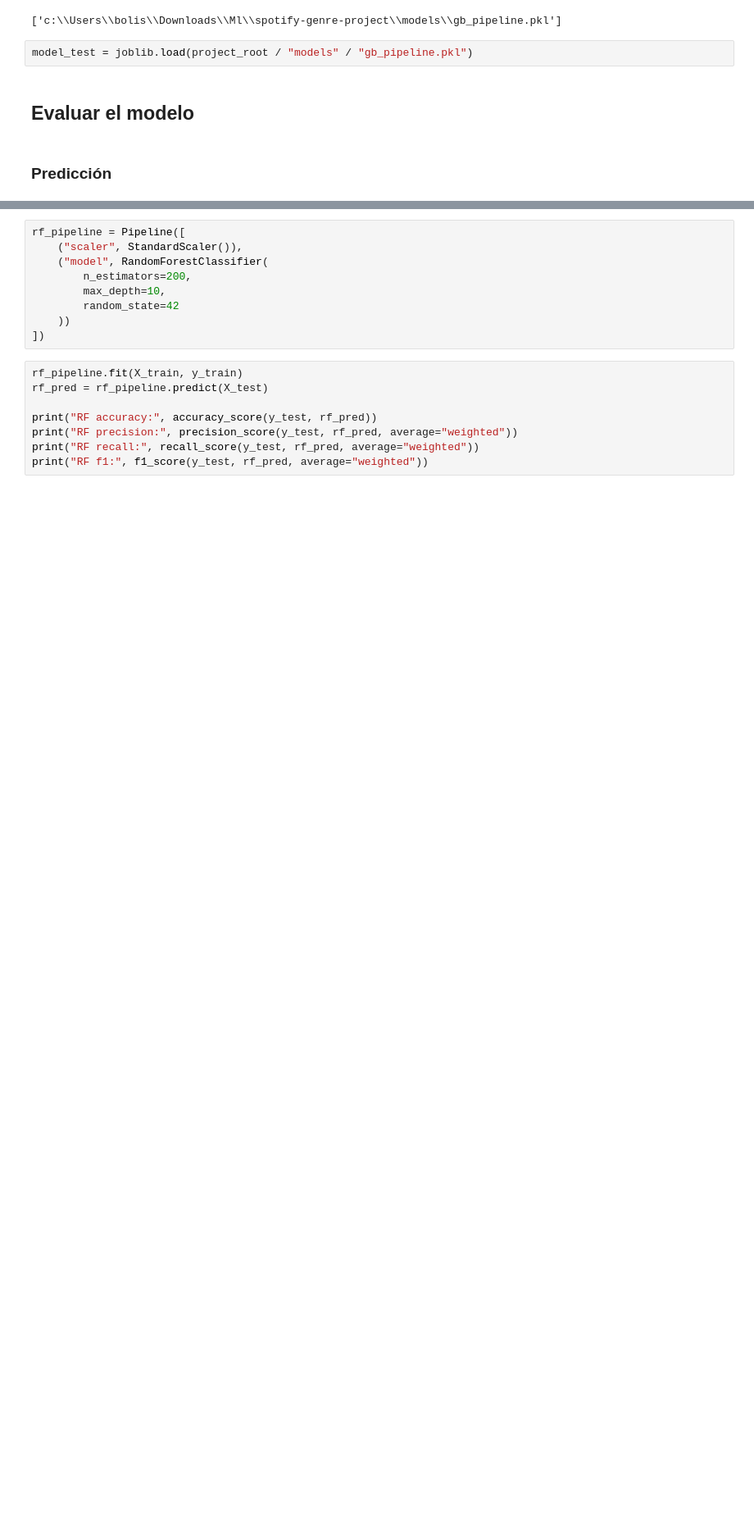
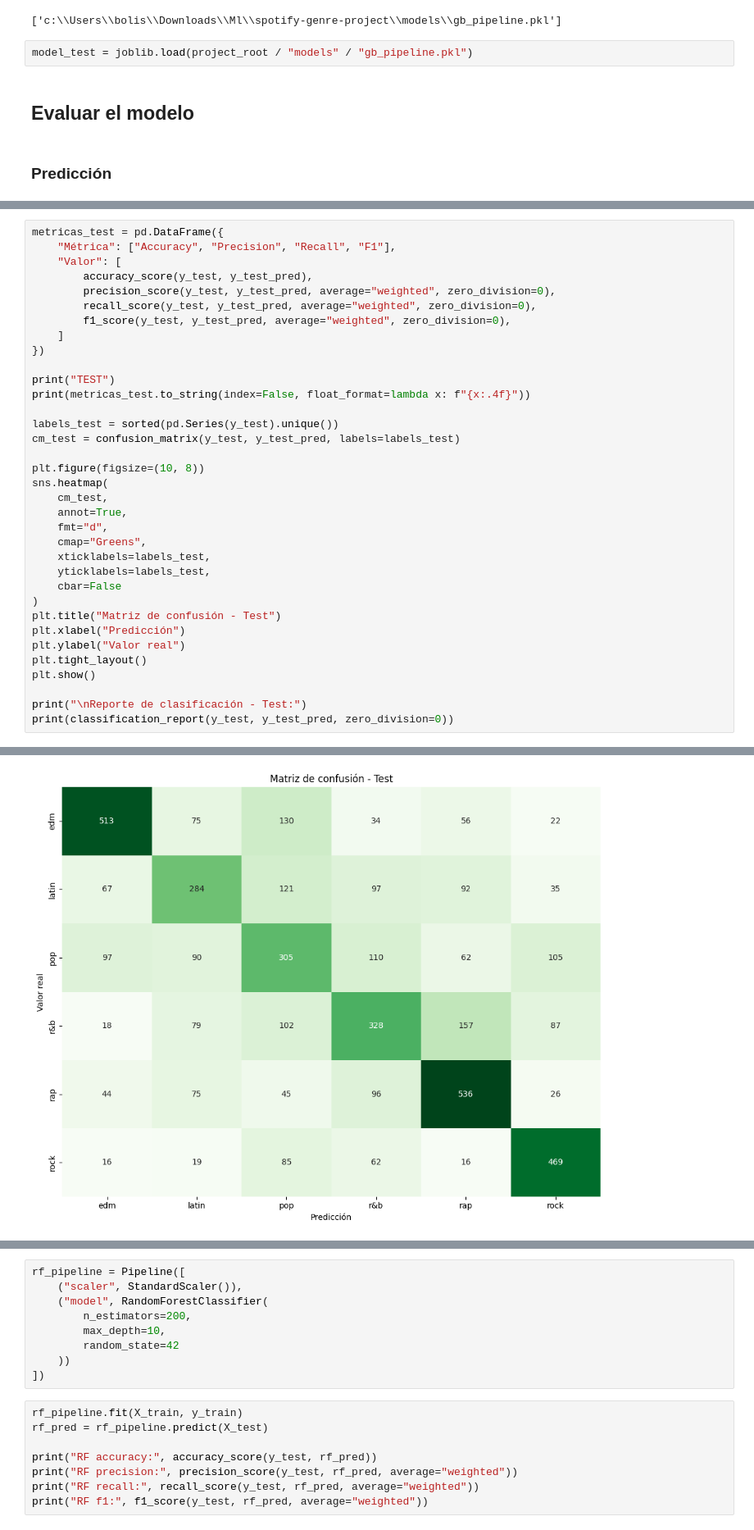
Before and after one commit to nightsky18/spotify-genre-project, a Jupyter notebook: notebooks/01_modelo.ipynb, the cells around one changed output, grey strips where cells are left out. Shown at 82% size. Cells and saved outputs as stored; diff of their text form; blank space fills up the shorter version.

```diff
--- a/notebooks/01_modelo.ipynb
+++ b/notebooks/01_modelo.ipynb
@@ -318,0 +338,36 @@ weighted avg       0.55      0.55      0.55      4925
+# %%
+metricas_test = pd.DataFrame({
+    "Métrica": ["Accuracy", "Precision", "Recall", "F1"],
+    "Valor": [
+        accuracy_score(y_test, y_test_pred),
+        precision_score(y_test, y_test_pred, average="weighted", zero_division=0),
+        recall_score(y_test, y_test_pred, average="weighted", zero_division=0),
+        f1_score(y_test, y_test_pred, average="weighted", zero_division=0),
+    ]
+})
+
+print("TEST")
+print(metricas_test.to_string(index=False, float_format=lambda x: f"{x:.4f}"))
+
+labels_test = sorted(pd.Series(y_test).unique())
+cm_test = confusion_matrix(y_test, y_test_pred, labels=labels_test)
+
+plt.figure(figsize=(10, 8))
+sns.heatmap(
+    cm_test,
+    annot=True,
+    fmt="d",
+    cmap="Greens",
+    xticklabels=labels_test,
+    yticklabels=labels_test,
+    cbar=False
+)
+plt.title("Matriz de confusión - Test")
+plt.xlabel("Predicción")
+plt.ylabel("Valor real")
+plt.tight_layout()
+plt.show()
+
+print("\nReporte de clasificación - Test:")
+print(classification_report(y_test, y_test_pred, zero_division=0))
+# %% [output]
@@ -318,0 +380 @@ weighted avg       0.55      0.55      0.55      4925
+[figure, added]
```
Also changed, not shown: parts of 17 cells of this notebook, 2 other files.
